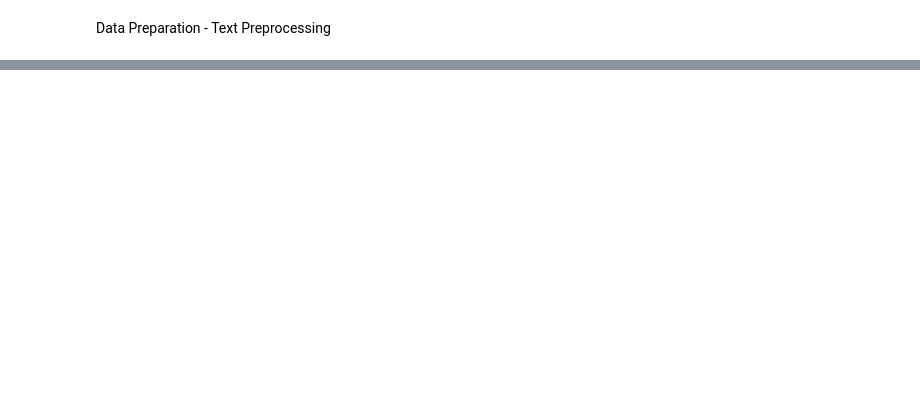
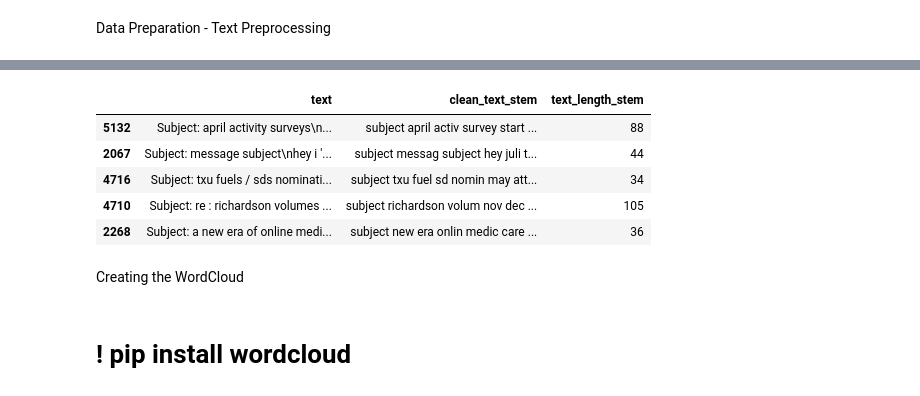
Before and after one commit to Tolash123/Machine_learning_and_Deep_learning, a Jupyter notebook: Module 4- Machine Learning/2. Working with Text Data/2. Case Study - Email spam filtering/email_filtering.ipynb, the cells around one changed output, grey strips where cells are left out. Drawn from its saved outputs; the diff is of its cells as text; code cells hidden in the pictures; blank space fills up the shorter version.

```diff
--- a/Module 4- Machine Learning/2. Working with Text Data/2. Case Study - Email spam filtering/email_filtering.ipynb
+++ b/Module 4- Machine Learning/2. Working with Text Data/2. Case Study - Email spam filtering/email_filtering.ipynb
@@ -118,8 +121,8 @@ stemmer = PorterStemmer()
 lemmatizer = WordNetLemmatizer
 # %%
 def preprocess(raw_text, flag):
-    # Removing special characters and digits
-    sentence = re.sub("[^a-zA-Z]", " ", raw_text)
+    # removing special characters and digits
+    sentence = re.sub('[^a-zA-Z]', ' ', raw_text)
 
     # change sentence to lower case
     sentence = sentence.lower()
@@ -127,15 +130,15 @@ def preprocess(raw_text, flag):
     # tokenize into words
     tokens = sentence.split()
 
-    # remove stop word
+    # remove stop words
     clean_tokens = [t for t in tokens if not t in stopwords.words('english')]
 
     # stemming/lemmatization
-    if(flag=='stem'):
+    if(flag == 'stem'):
         clean_tokens = [stemmer.stem(word) for word in clean_tokens]
     else:
         clean_tokens = [lemmatizer.lemmatize(word) for word in clean_tokens]
-    return pd.Series([" "].join(clean_tokens), len(clean_tokens))
+    return pd.Series([' '.join(clean_tokens), len(clean_tokens)])
 # %%
 # %%timeit
 
@@ -145,0 +157,7 @@ def preprocess(raw_text, flag):
+# %%
+# Now you can use `progress_apply` instead of `apply`
+# and `progress_map` instead of `map`
+
+temp_df = x_train.progress_apply(lambda x: preprocess(x, 'stem'))
+
+temp_df.head()
@@ -145,0 +184,13 @@ def preprocess(raw_text, flag):
+# %%
+x_train.head()
+# %% [output]
+|  | text | clean_text_stem | text_length_stem |
+| 5132 | Subject: april activity surveys\n... | subject april activ survey start ... | 88 |
+| 2067 | Subject: message subject\nhey i '... | subject messag subject hey juli t... | 44 |
+| 4716 | Subject: txu fuels / sds nominati... | subject txu fuel sd nomin may att... | 34 |
+| 4710 | Subject: re : richardson volumes ... | subject richardson volum nov dec ... | 105 |
+| 2268 | Subject: a new era of online medi... | subject new era onlin medic care ... | 36 |
+# %% [markdown]
+Creating the WordCloud
+# %% [markdown]
+# ! pip install wordcloud
```
Also changed, not shown: parts of 56 cells of this notebook.
